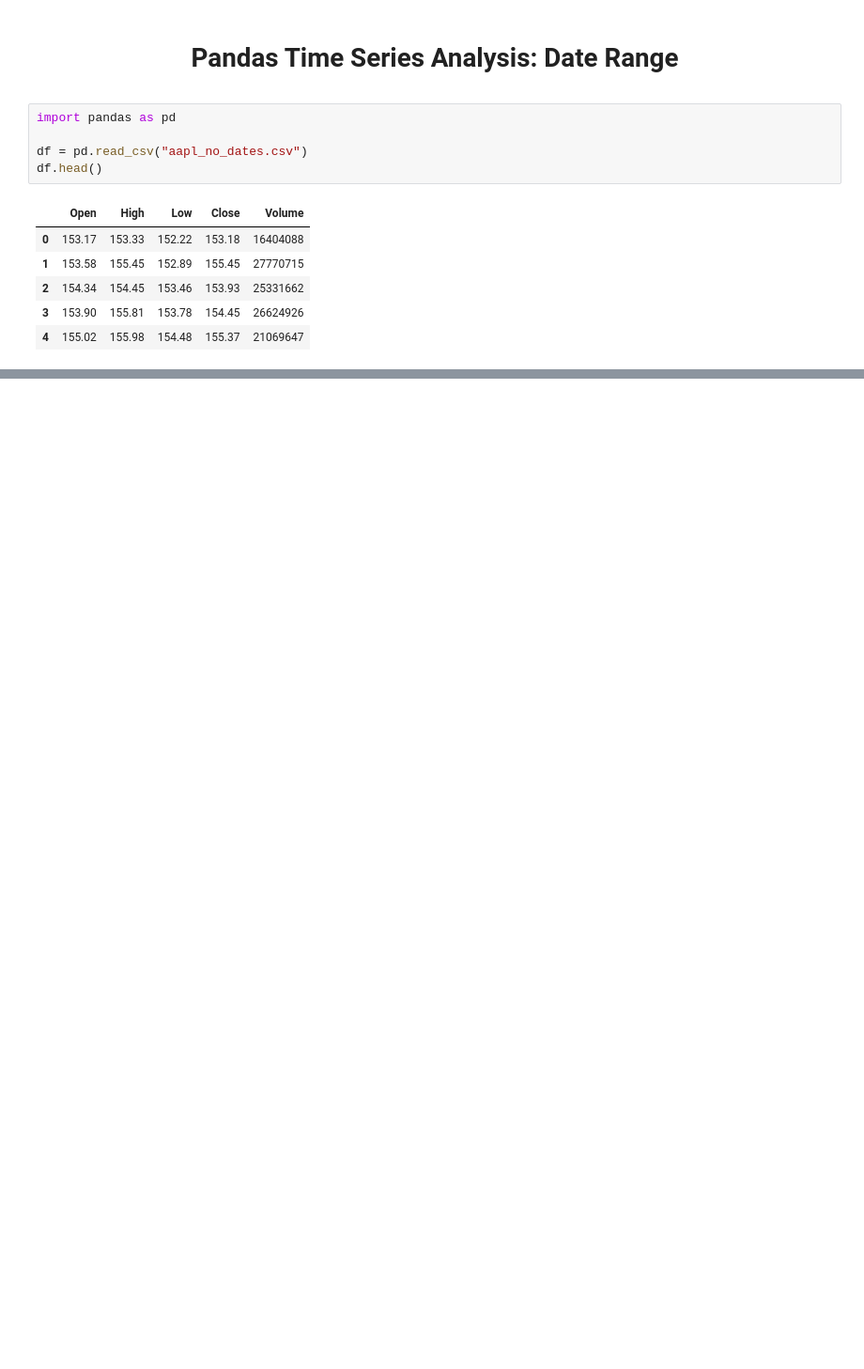
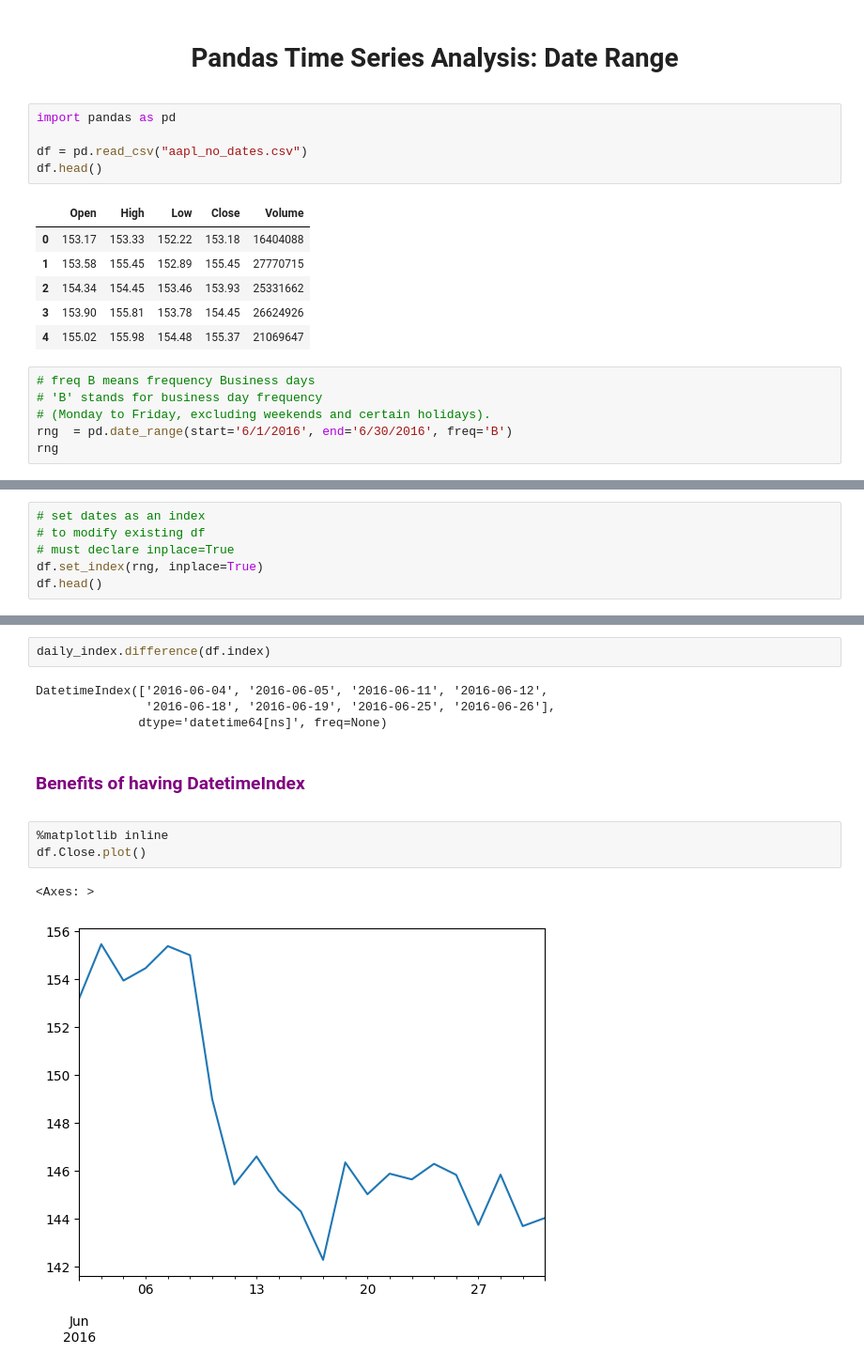
Before and after one commit to aranyaadheu/Pandas, a Jupyter notebook: pandas/15. ts date range/ts_date_range.ipynb, the cells around one changed output, grey strips where cells are left out. Shown: that part at 94% size. Drawn from its saved outputs; the diff is of its cells as text; blank space fills up the shorter version.

Commit message:
complete date range

```diff
--- a/pandas/15. ts date range/ts_date_range.ipynb
+++ b/pandas/15. ts date range/ts_date_range.ipynb
@@ -14,3 +14,9 @@ df.head()
 | 2 | 154.34 | 154.45 | 153.46 | 153.93 | 25331662 |
 | 3 | 153.90 | 155.81 | 153.78 | 154.45 | 26624926 |
 | 4 | 155.02 | 155.98 | 154.48 | 155.37 | 21069647 |
+# %%
+# freq B means frequency Business days
+# 'B' stands for business day frequency
+# (Monday to Friday, excluding weekends and certain holidays).
+rng  = pd.date_range(start='6/1/2016', end='6/30/2016', freq='B')
+rng
@@ -16,0 +31,6 @@ df.head()
+# %%
+# set dates as an index
+# to modify existing df
+# must declare inplace=True
+df.set_index(rng, inplace=True)
+df.head()
@@ -16,0 +64,16 @@ df.head()
+# %%
+daily_index.difference(df.index)
+# %% [output]
+DatetimeIndex(['2016-06-04', '2016-06-05', '2016-06-11', '2016-06-12',
+               '2016-06-18', '2016-06-19', '2016-06-25', '2016-06-26'],
+              dtype='datetime64[ns]', freq=None)
+# %% [markdown]
+<span style="color: purple;">
+    <h3>Benefits of having DatetimeIndex</h3>
+</span>
+# %%
+%matplotlib inline
+df.Close.plot()
+# %% [output]
+<Axes: >
+[figure, added]
```
Also changed, not shown: parts of 13 cells of this notebook.
